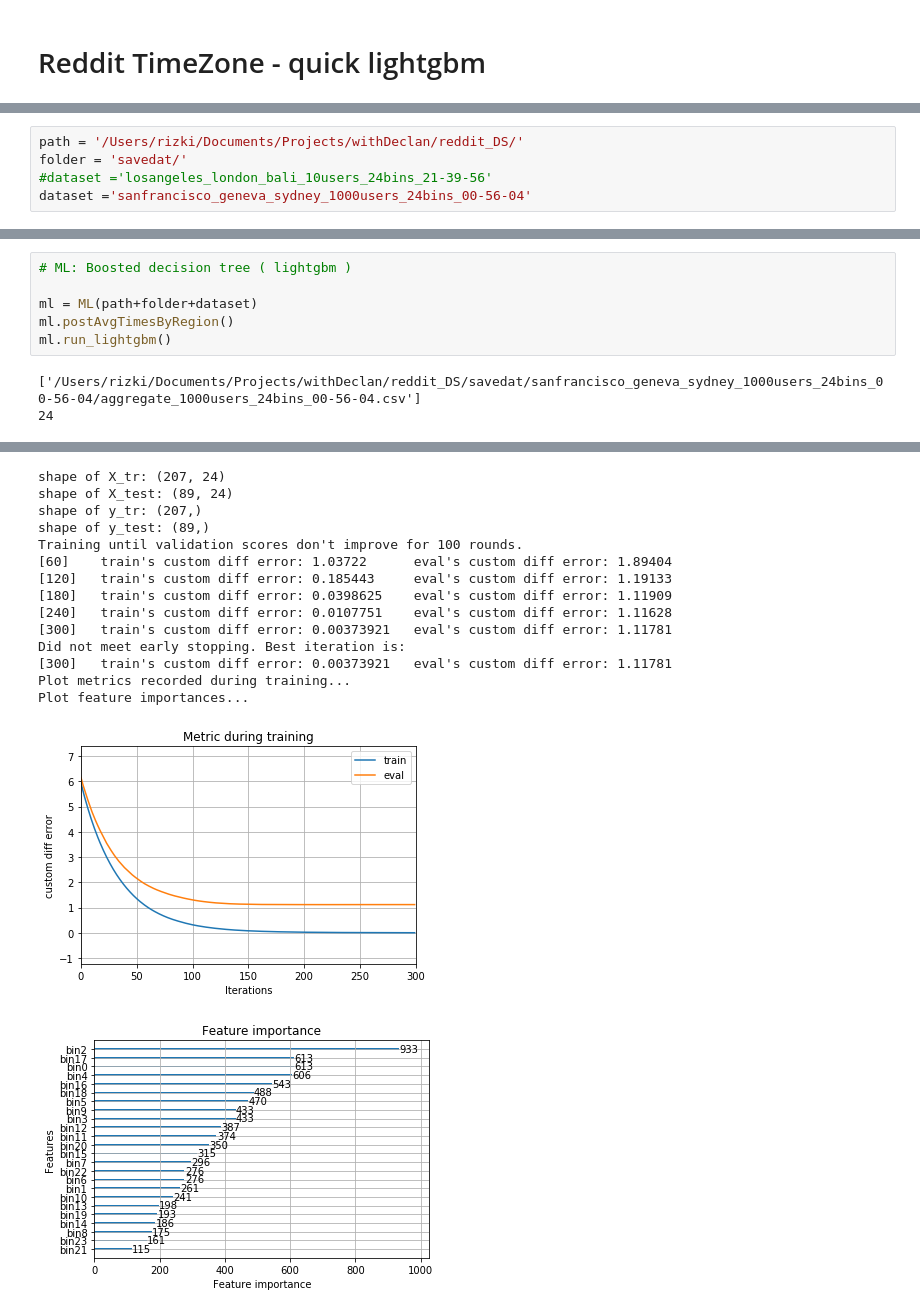
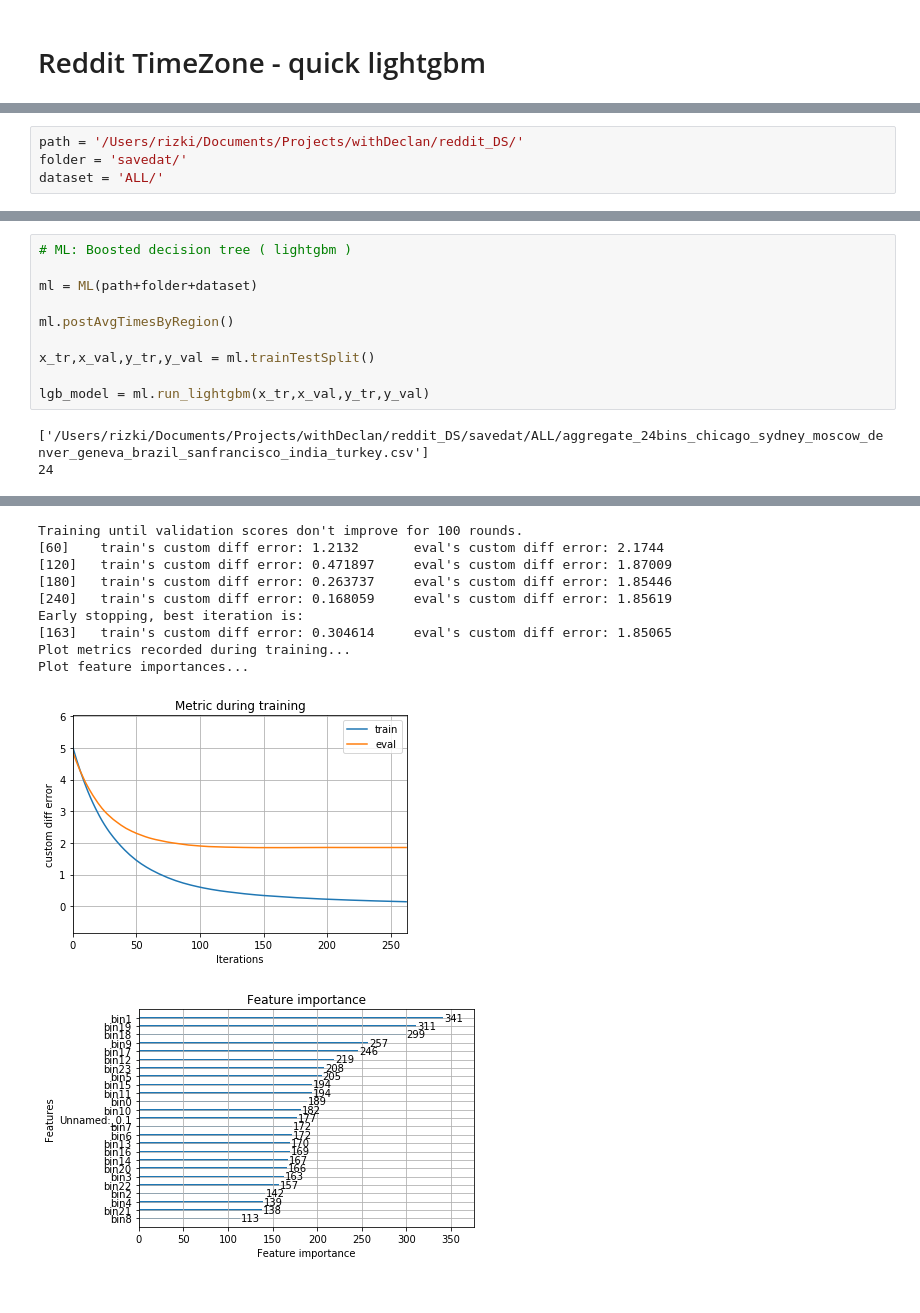
Before and after one commit to declanoller/reddit_DS, a Jupyter notebook: reddit_DS_quickBDT.ipynb, the cells around one changed output, grey strips where cells are left out. Saved outputs shown, nothing was run; the diff lists cells and outputs as text.

```diff
--- a/reddit_DS_quickBDT.ipynb
+++ b/reddit_DS_quickBDT.ipynb
@@ -14,5 +16,4 @@ import lightgbm as lgb
 # %%
 path = '/Users/rizki/Documents/Projects/withDeclan/reddit_DS/'
 folder = 'savedat/'
-#dataset ='losangeles_london_bali_10users_24bins_21-39-56'
-dataset ='sanfrancisco_geneva_sydney_1000users_24bins_00-56-04'
+dataset = 'ALL/'
@@ -20,8 +81,12 @@ dataset ='sanfrancisco_geneva_sydney_1000users_24bins_00-56-04'
 # ML: Boosted decision tree ( lightgbm )
 
 ml = ML(path+folder+dataset)
+
 ml.postAvgTimesByRegion()
-ml.run_lightgbm()
+
+x_tr,x_val,y_tr,y_val = ml.trainTestSplit()
+
+lgb_model = ml.run_lightgbm(x_tr,x_val,y_tr,y_val)
 # %% [output]
-['/Users/rizki/Documents/Projects/withDeclan/reddit_DS/savedat/sanfrancisco_geneva_sydney_1000users_24bins_00-56-04/aggregate_1000users_24bins_00-56-04.csv']
+['/Users/rizki/Documents/Projects/withDeclan/reddit_DS/savedat/ALL/aggregate_24bins_chicago_sydney_moscow_denver_geneva_brazil_sanfrancisco_india_turkey.csv']
 24
@@ -29,16 +94,11 @@ ml.run_lightgbm()
-shape of X_tr: (207, 24)
-shape of X_test: (89, 24)
-shape of y_tr: (207,)
-shape of y_test: (89,)
 Training until validation scores don't improve for 100 rounds.
-[60]    train's custom diff error: 1.03722      eval's custom diff error: 1.89404
-[120]   train's custom diff error: 0.185443     eval's custom diff error: 1.19133
-[180]   train's custom diff error: 0.0398625    eval's custom diff error: 1.11909
-[240]   train's custom diff error: 0.0107751    eval's custom diff error: 1.11628
-[300]   train's custom diff error: 0.00373921   eval's custom diff error: 1.11781
-Did not meet early stopping. Best iteration is:
-[300]   train's custom diff error: 0.00373921   eval's custom diff error: 1.11781
+[60]    train's custom diff error: 1.2132       eval's custom diff error: 2.1744
+[120]   train's custom diff error: 0.471897     eval's custom diff error: 1.87009
+[180]   train's custom diff error: 0.263737     eval's custom diff error: 1.85446
+[240]   train's custom diff error: 0.168059     eval's custom diff error: 1.85619
+Early stopping, best iteration is:
+[163]   train's custom diff error: 0.304614     eval's custom diff error: 1.85065
 Plot metrics recorded during training...
 Plot feature importances...
-[figure, old version]
+[figure, new version]
-[figure, old version]
+[figure, new version]
```
Also changed, not shown: parts of 12 cells of this notebook, 1 other file.
